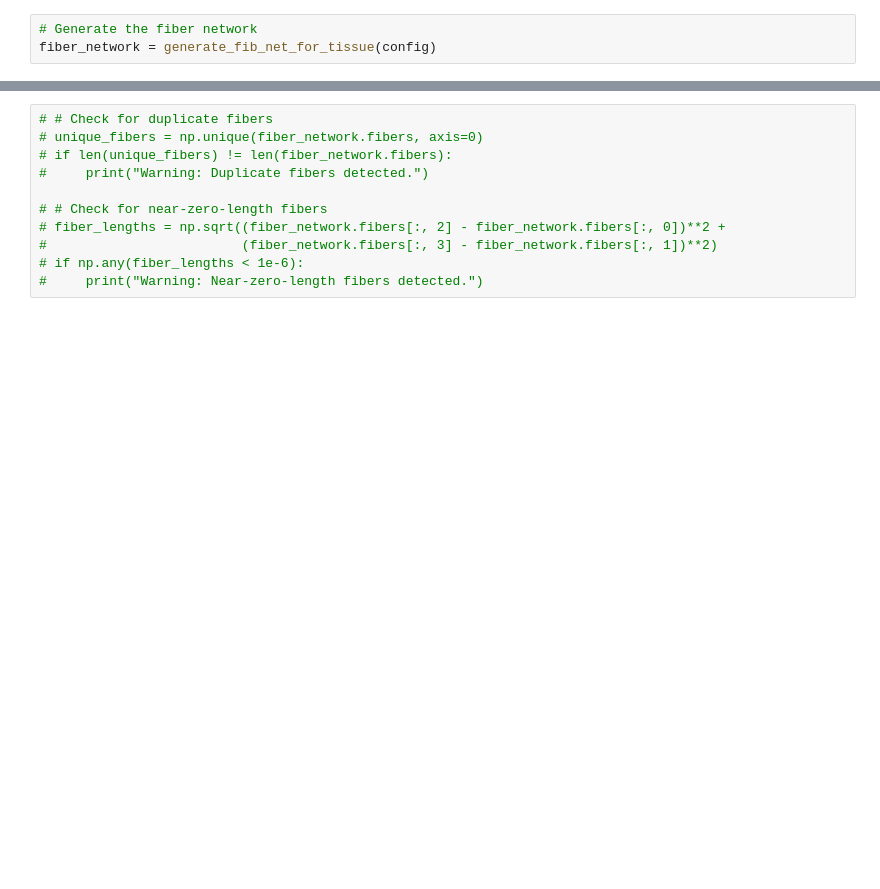
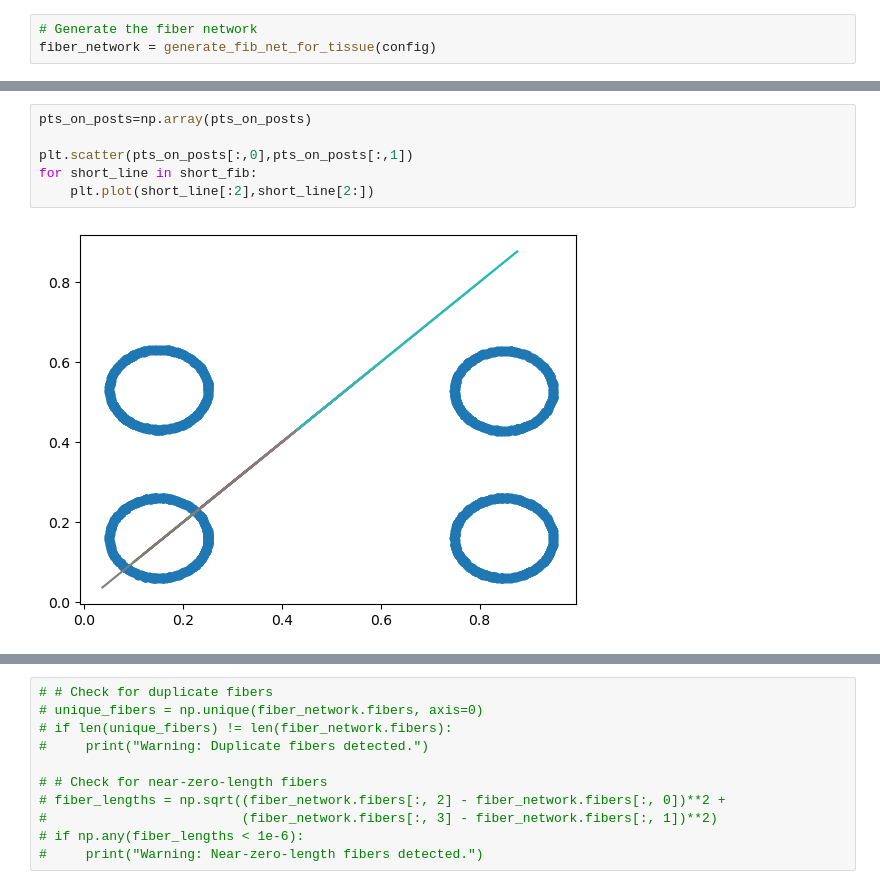
Before and after one commit to quan4444/fiber_network_active_contraction, a Jupyter notebook: tutorials/tutorials_meshing_fiber_network.ipynb, the cells around one changed output, grey strips where cells are left out. Cells and saved outputs as stored; diff of their text form; blank space fills up the shorter version.

```diff
--- a/tutorials/tutorials_meshing_fiber_network.ipynb
+++ b/tutorials/tutorials_meshing_fiber_network.ipynb
@@ -71,0 +137,8 @@ fiber_network = generate_fib_net_for_tissue(config)
+# %%
+pts_on_posts=np.array(pts_on_posts)
+
+plt.scatter(pts_on_posts[:,0],pts_on_posts[:,1])
+for short_line in short_fib:
+    plt.plot(short_line[:2],short_line[2:])
+# %% [output]
+[figure, added]
```
Also changed, not shown: parts of 5 cells of this notebook, 5 other files.
